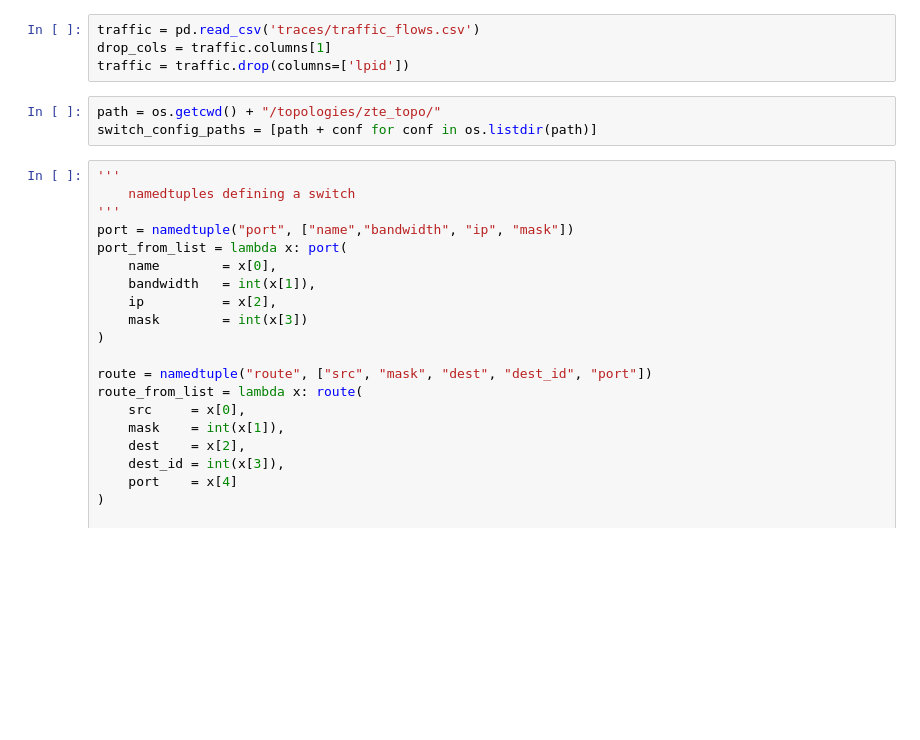
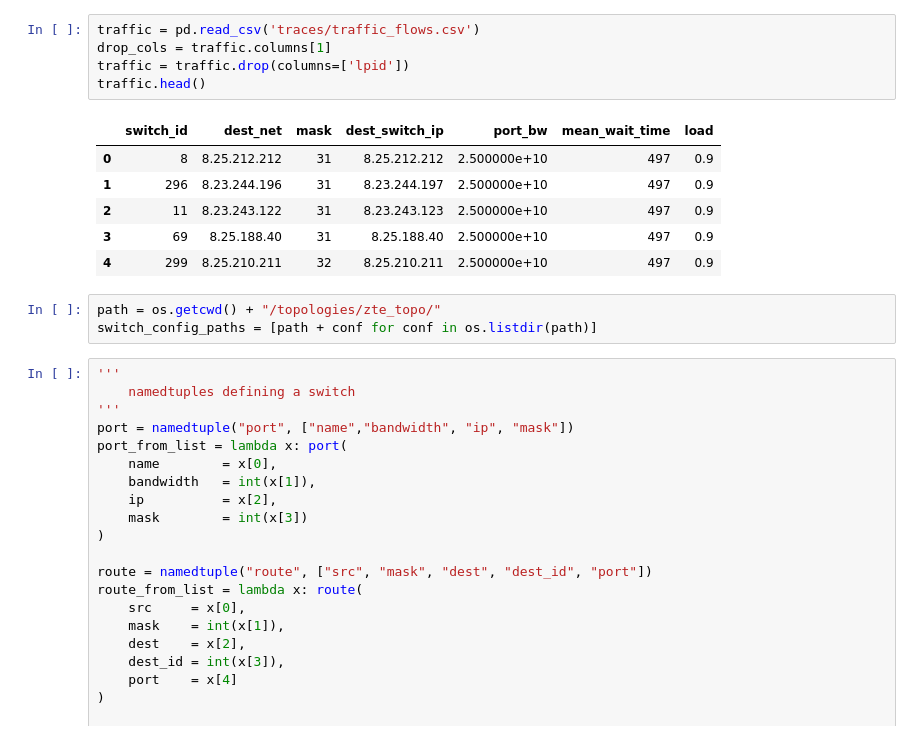
Before and after one commit to network-digital-twin/experiment-utils, a Jupyter notebook: src/partition_processing.ipynb, the cells around one changed output. Cells and saved outputs as stored; diff of their text form; blank space fills up the shorter version.

```diff
--- a/src/partition_processing.ipynb
+++ b/src/partition_processing.ipynb
@@ -7,7 +29,15 @@ from tqdm import tqdm
 # %%
 traffic = pd.read_csv('traces/traffic_flows.csv')
 drop_cols = traffic.columns[1]
 traffic = traffic.drop(columns=['lpid'])
+traffic.head()
+# %% [output]
+|  | switch_id | dest_net | mask | dest_switch_ip | port_bw | mean_wait_time | load |
+| 0 | 8 | 8.25.212.212 | 31 | 8.25.212.212 | 2.500000e+10 | 497 | 0.9 |
+| 1 | 296 | 8.23.244.196 | 31 | 8.23.244.197 | 2.500000e+10 | 497 | 0.9 |
+| 2 | 11 | 8.23.243.122 | 31 | 8.23.243.123 | 2.500000e+10 | 497 | 0.9 |
+| 3 | 69 | 8.25.188.40 | 31 | 8.25.188.40 | 2.500000e+10 | 497 | 0.9 |
+| 4 | 299 | 8.25.210.211 | 32 | 8.25.210.211 | 2.500000e+10 | 497 | 0.9 |
 # %%
 path = os.getcwd() + "/topologies/zte_topo/"
 switch_config_paths = [path + conf for conf in os.listdir(path)]
```
Also changed, not shown: parts of 27 cells of this notebook, 14 other files.
